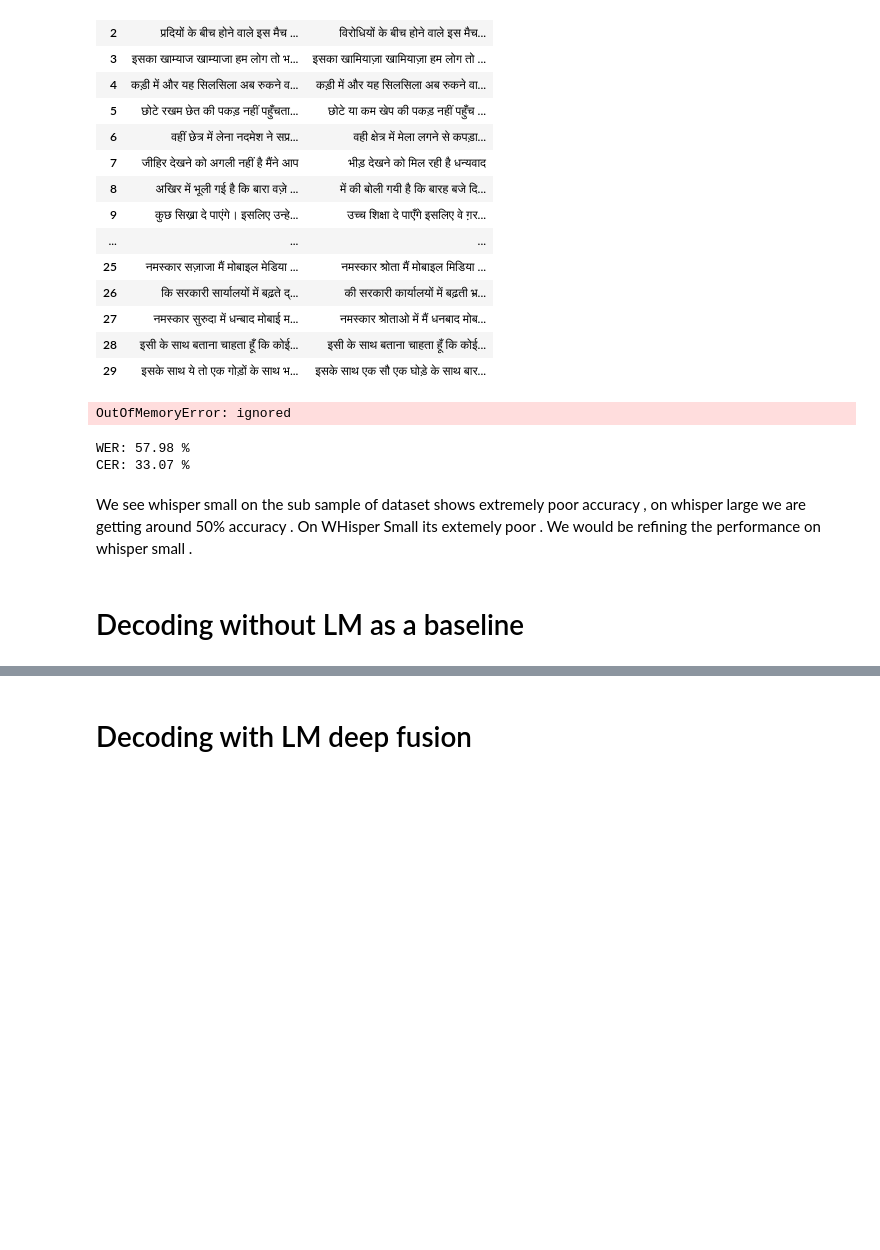
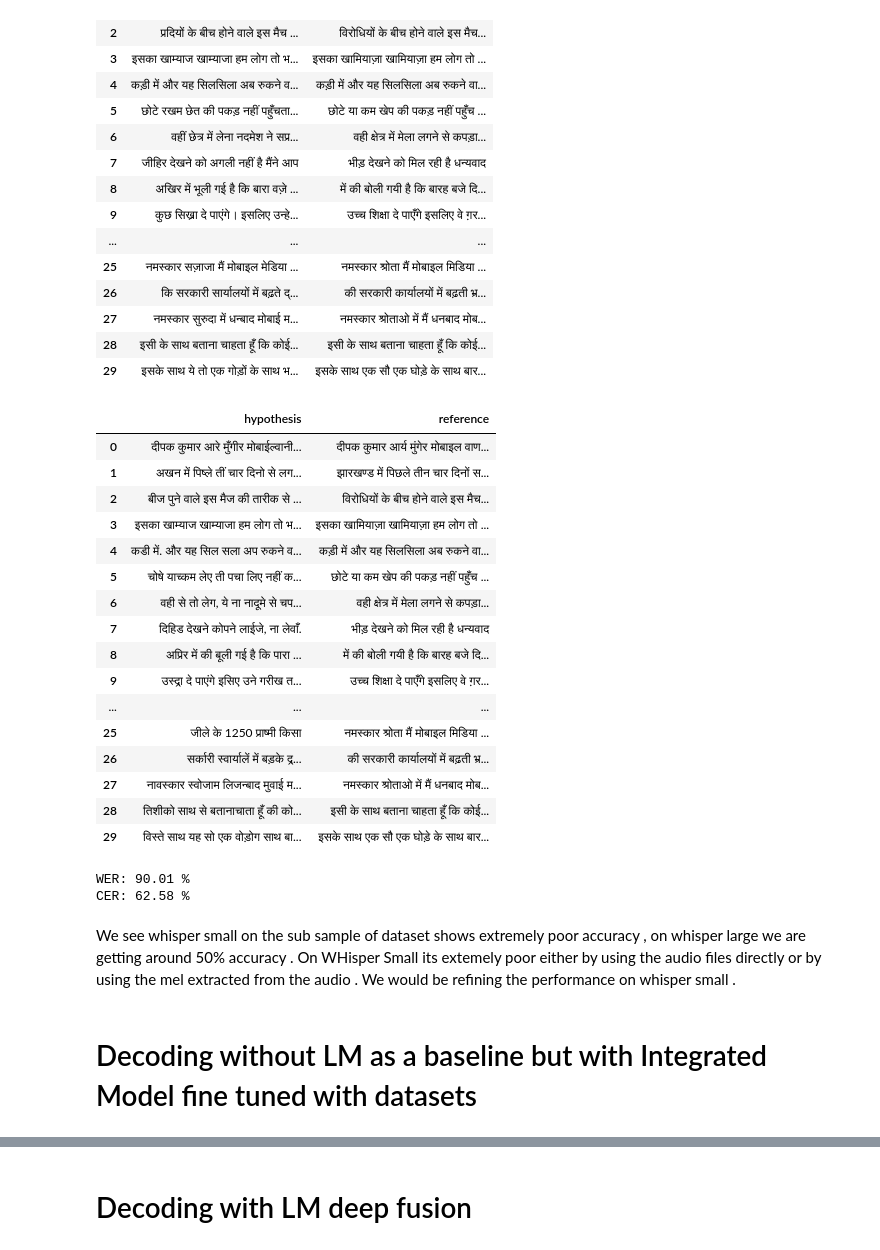
Before and after one commit to chandan110791/HindiSpeechRecognition, a Jupyter notebook: Whisper_LM_fusion_final.ipynb, the cells around one changed output, grey strips where cells are left out. Drawn from its saved outputs; the diff is of its cells as text; code cells hidden in the pictures; blank space fills up the shorter version.

```diff
--- a/Whisper_LM_fusion_final.ipynb
+++ b/Whisper_LM_fusion_final.ipynb
@@ -1288,37 +1288,54 @@ import whisper
 hypotheses = []
 references = []
 
+beam_size = 5
 # Load the model
-model_orignal_whisper = whisper.load_model("small")  # Choose model size as needed
+model = whisper.load_model("small")  # Choose model size as needed
 
 for mel, text in tqdm(loader):
     # results = model.decode(mels, options)
     # hypotheses.extend([result.text for result in results])
-    result = decode_baseline(model_orignal_whisper, mel, beam_size) # Is this okay ?
+    result = decode_baseline(model, mel, beam_size) # Is this okay ?
     hypotheses.extend(result)
     references.extend(text)
 
 # Transcribe each audio file
 # Initialize empty lists for hypotheses and references
 # hypotheses = []
 # references = []
 
 # Transcribe each audio file
 # for index in range(len(split_test_datasets["finetune"])):
 #     # Get the path to the audio file
 #     #print(index)
 #     audio_file_path = split_test_datasets["finetune"]["audio"][index]["path"]
 #     #print(audio_file_path)
 #     # Transcribe the audio file
 #     result = model_orignal_whisper.transcribe(audio_file_path, language="hi")["text"]
 #     # Append the transcription (hypothesis) and the reference
 #     hypotheses.append(result)
 #     references.append(split_test_datasets["finetune"]["sentence"][index])
 
 baseline_df = pd.DataFrame(dict(hypothesis=hypotheses, reference=references))
 baseline_df
 # %% [output]
-OutOfMemoryError: ignored
+|  | hypothesis | reference |
+| 0 | दीपक कुमार आरे मुँगीर मोबाईल्वानी... | दीपक कुमार आर्य मुंगेर मोबाइल वाण... |
+| 1 | अखन में पिष्ले तीं चार दिनो से लग... | झारखण्ड में पिछले तीन चार दिनों स... |
+| 2 | बीज पुने वाले इस मैज की तारीक से ... | विरोधियों के बीच होने वाले इस मैच... |
+| 3 | इसका खाम्याज खाम्याजा हम लोग तो भ... | इसका खामियाज़ा खामियाज़ा हम लोग तो ... |
+| 4 | कडी में. और यह सिल सला अप रुकने व... | कड़ी में और यह सिलसिला अब रुकने वा... |
+| 5 | चोषे याच्कम लेए ती पचा लिए नहीं क... | छोटे या कम खेप की पकड़ नहीं पहुँच ... |
+| 6 | वही से तो लेग, ये ना नादूमे से चप... | वही क्षेत्र में मेला लगने से कपड़ा... |
+| 7 | दिहिड देखने कोपने लाईजे, ना लेवाँ. | भीड़ देखने को मिल रही है धन्यवाद |
+| 8 | अप्रिर में की बूली गई है कि पारा ... | में की बोली गयी है कि बारह बजे दि... |
+| 9 | उस्द्रा दे पाएंगे इसिए उने गरीख त... | उच्च शिक्षा दे पाएँगे इसलिए वे ग़र... |
+| ... | ... | ... |
+| 25 | जीले के 1250 प्राष्मी किसा | नमस्कार श्रोता मैं मोबाइल मिडिया ... |
+| 26 | सर्कारी स्वार्यालें में बड़के द्र... | की सरकारी कार्यालयों में बढ़ती भ्र... |
+| 27 | नावस्कार स्वोजाम लिजन्बाद मुवाई म... | नमस्कार श्रोताओ में मैं धनबाद मोब... |
+| 28 | तिशीको साथ से बतानाचाता हूँ की को... | इसी के साथ बताना चाहता हूँ कि कोई... |
+| 29 | विस्ते साथ यह सो एक वोड़ोग साथ बा... | इसके साथ एक सौ एक घोड़े के साथ बार... |
 # %%
 
 
@@ -1328,13 +1345,13 @@ cer = jiwer.cer(list(baseline_df["reference"]), list(baseline_df["hypothesis"]))
 print(f"WER: {wer * 100:.2f} %")
 print(f"CER: {cer * 100:.2f} %")
 # %% [output]
-WER: 57.98 %
-CER: 33.07 %
+WER: 90.01 %
+CER: 62.58 %
 # %% [markdown]
-We see whisper small on the sub sample of dataset shows extremely poor accuracy , on whisper large we are getting around 50% accuracy . On WHisper Small its extemely poor .
+We see whisper small on the sub sample of dataset shows extremely poor accuracy , on whisper large we are getting around 50% accuracy . On WHisper Small its extemely poor either by using the audio files directly or by using the mel extracted from the audio .
 We would be refining the performance on whisper small .
 # %% [markdown]
-# Decoding without LM as a baseline
+# Decoding without LM as a baseline but with Integrated Model fine tuned with datasets
 # %%
 ##Code to perform call compute metrics on test dataset using our final model and calculate the WER and CER
 
```
Also changed, not shown: parts of 9 cells of this notebook.
